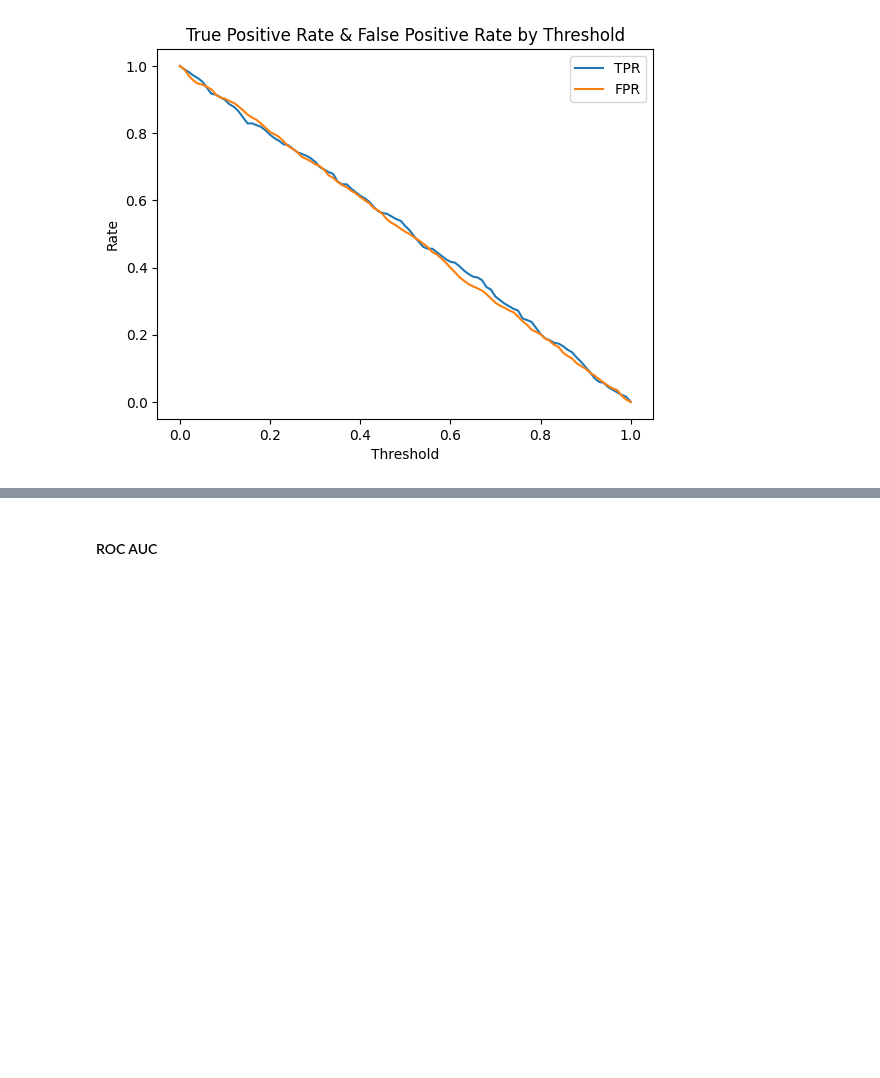
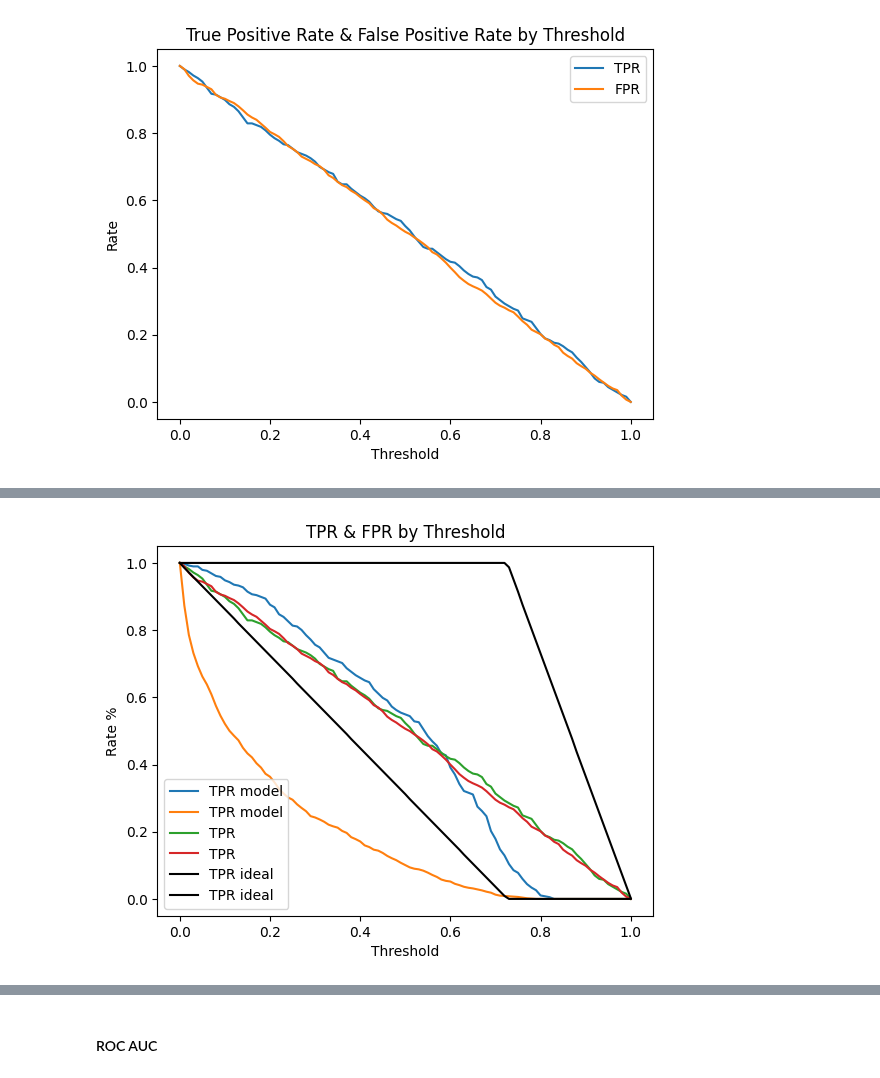
Before and after one commit to ArmandWinant/ml-zoomcamp, a Jupyter notebook: 04-evaluation-metrics/customer_churn.ipynb, the cells around one changed output, grey strips where cells are left out. Drawn from its saved outputs; the diff is of its cells as text; code cells hidden in the pictures; blank space fills up the shorter version.

```diff
--- a/04-evaluation-metrics/customer_churn.ipynb
+++ b/04-evaluation-metrics/customer_churn.ipynb
@@ -491,0 +518,19 @@ plot_tpr_fpr(df_rand)
+# %%
+plt.plot(df_scores.t, df_scores.tpr, label="TPR model")
+plt.plot(df_scores.t, df_scores.fpr, label="TPR model")
+
+plt.plot(df_rand.t, df_rand.tpr, label="TPR")
+plt.plot(df_rand.t, df_rand.fpr, label="TPR")
+
+plt.plot(df_ideal.t, df_ideal.tpr, label="TPR ideal", color="black")
+plt.plot(df_ideal.t, df_ideal.fpr, label="TPR ideal", color="black")
+
+plt.xlabel('Threshold')
+plt.ylabel('Rate %')
+plt.title('TPR & FPR by Threshold')
+
+plt.legend()
+
+plt.show()
+# %% [output]
+[figure, added]
```
Also changed, not shown: parts of 10 cells of this notebook.
